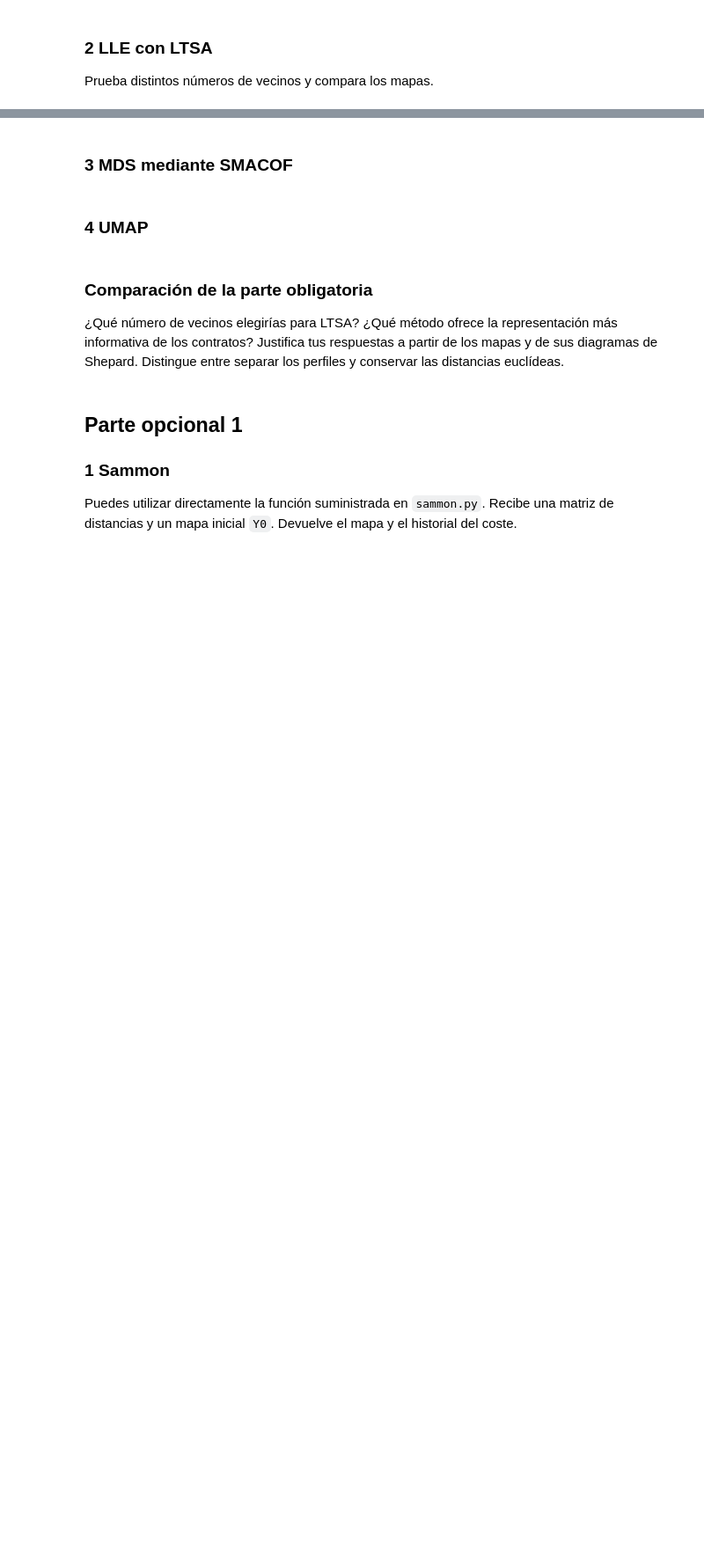
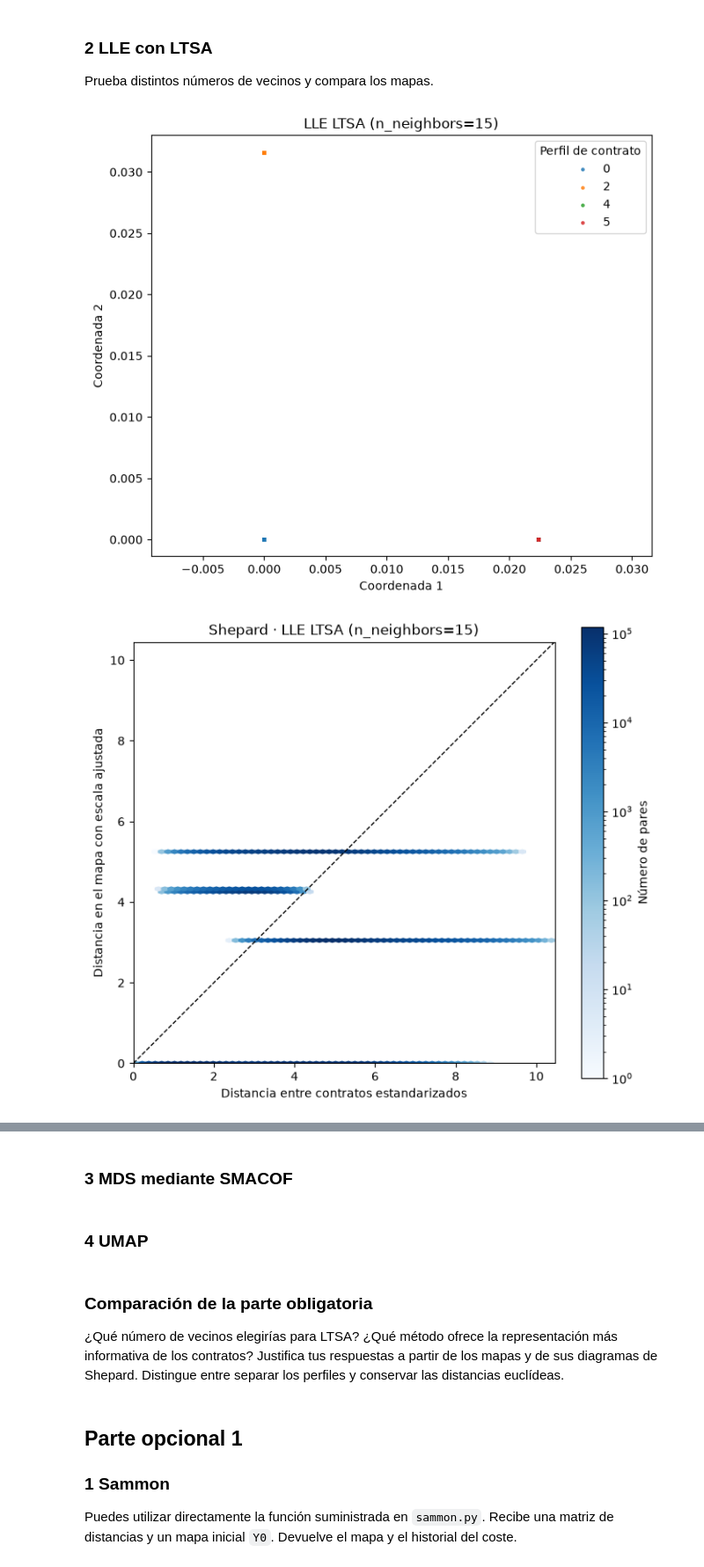
Before and after one commit to uo282000/Inteligencia-de-Negocio, a Jupyter notebook: Practica4/comercializadora.ipynb, the cells around one changed output, grey strips where cells are left out. Shown at 88% size. Cells and saved outputs as stored; diff of their text form; code cells hidden in the pictures; blank space fills up the shorter version.

```diff
--- a/Practica4/comercializadora.ipynb
+++ b/Practica4/comercializadora.ipynb
@@ -107,5 +113,13 @@ Prueba distintos números de vecinos y compara los mapas.
 # %%
 # Utiliza LocallyLinearEmbedding con method="ltsa" y dos componentes.
 # Cambia n_neighbors y dibuja los mapas obtenidos a partir de X.
+for n in [15, 30, 50]:
+    lle_ltsa = LocallyLinearEmbedding(n_neighbors=n, n_components=2, method="ltsa", random_state=42)
+    mapa_ltsa = lle_ltsa.fit_transform(X)
 
-# Acompaña cada mapa de su diagrama con dibuja_shepard.
+    # Acompaña cada mapa de su diagrama con dibuja_shepard.
+    dibuja_mapa(mapa_ltsa, f"LLE LTSA (n_neighbors={n})")
+    dibuja_shepard(X, mapa_ltsa, f"LLE LTSA (n_neighbors={n})")
+# %% [output]
+[figure, added]
+[figure, added]
```
Also changed, not shown: parts of 9 cells of this notebook.
